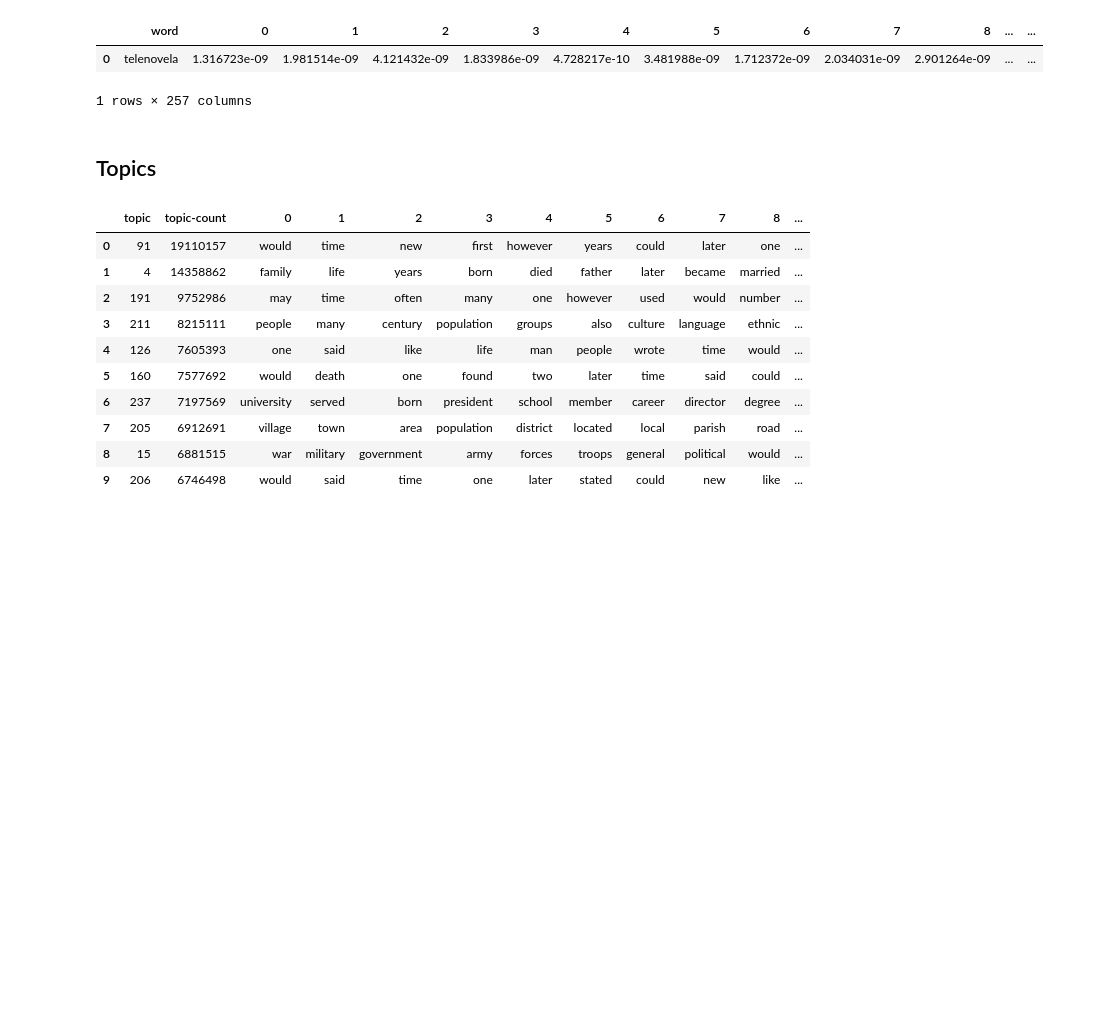
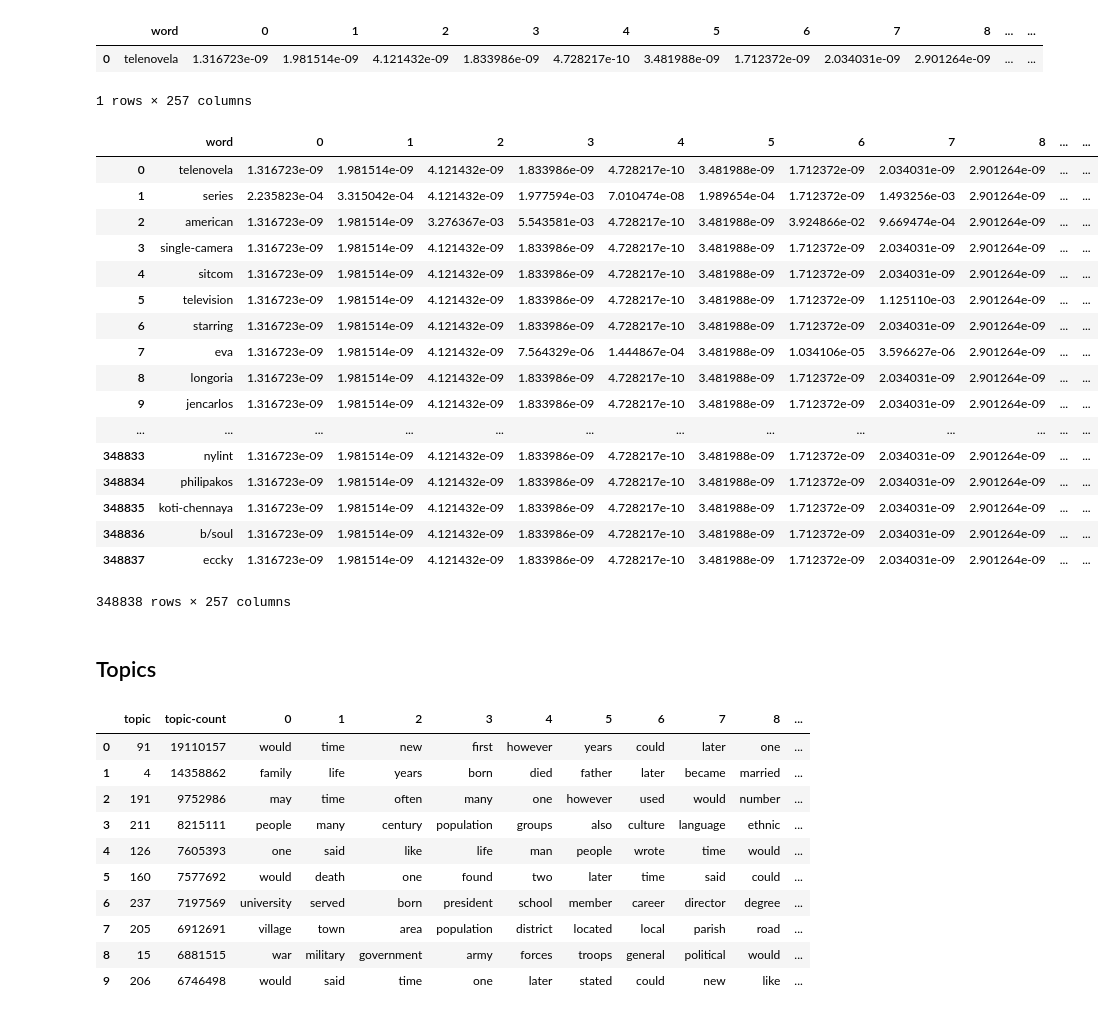
Before and after one commit to knub/master-thesis, a Jupyter notebook: notebooks/Topics.ipynb, the cells around one changed output. Cells and saved outputs as stored; diff of their text form; code cells hidden in the pictures; blank space fills up the shorter version.

```diff
--- a/notebooks/Topics.ipynb
+++ b/notebooks/Topics.ipynb
@@ -95,0 +124,21 @@ df_probs.head(1)
+# %%
+df_probs
+# %% [output]
+|  | word | 0 | 1 | 2 | 3 | 4 | 5 | 6 | 7 | 8 | ... | ... |
+| 0 | telenovela | 1.316723e-09 | 1.981514e-09 | 4.121432e-09 | 1.833986e-09 | 4.728217e-10 | 3.481988e-09 | 1.712372e-09 | 2.034031e-09 | 2.901264e-09 | ... | ... |
+| 1 | series | 2.235823e-04 | 3.315042e-04 | 4.121432e-09 | 1.977594e-03 | 7.010474e-08 | 1.989654e-04 | 1.712372e-09 | 1.493256e-03 | 2.901264e-09 | ... | ... |
+| 2 | american | 1.316723e-09 | 1.981514e-09 | 3.276367e-03 | 5.543581e-03 | 4.728217e-10 | 3.481988e-09 | 3.924866e-02 | 9.669474e-04 | 2.901264e-09 | ... | ... |
+| 3 | single-camera | 1.316723e-09 | 1.981514e-09 | 4.121432e-09 | 1.833986e-09 | 4.728217e-10 | 3.481988e-09 | 1.712372e-09 | 2.034031e-09 | 2.901264e-09 | ... | ... |
+| 4 | sitcom | 1.316723e-09 | 1.981514e-09 | 4.121432e-09 | 1.833986e-09 | 4.728217e-10 | 3.481988e-09 | 1.712372e-09 | 2.034031e-09 | 2.901264e-09 | ... | ... |
+| 5 | television | 1.316723e-09 | 1.981514e-09 | 4.121432e-09 | 1.833986e-09 | 4.728217e-10 | 3.481988e-09 | 1.712372e-09 | 1.125110e-03 | 2.901264e-09 | ... | ... |
+| 6 | starring | 1.316723e-09 | 1.981514e-09 | 4.121432e-09 | 1.833986e-09 | 4.728217e-10 | 3.481988e-09 | 1.712372e-09 | 2.034031e-09 | 2.901264e-09 | ... | ... |
+| 7 | eva | 1.316723e-09 | 1.981514e-09 | 4.121432e-09 | 7.564329e-06 | 1.444867e-04 | 3.481988e-09 | 1.034106e-05 | 3.596627e-06 | 2.901264e-09 | ... | ... |
+| 8 | longoria | 1.316723e-09 | 1.981514e-09 | 4.121432e-09 | 1.833986e-09 | 4.728217e-10 | 3.481988e-09 | 1.712372e-09 | 2.034031e-09 | 2.901264e-09 | ... | ... |
+| 9 | jencarlos | 1.316723e-09 | 1.981514e-09 | 4.121432e-09 | 1.833986e-09 | 4.728217e-10 | 3.481988e-09 | 1.712372e-09 | 2.034031e-09 | 2.901264e-09 | ... | ... |
+| ... | ... | ... | ... | ... | ... | ... | ... | ... | ... | ... | ... | ... |
+| 348833 | nylint | 1.316723e-09 | 1.981514e-09 | 4.121432e-09 | 1.833986e-09 | 4.728217e-10 | 3.481988e-09 | 1.712372e-09 | 2.034031e-09 | 2.901264e-09 | ... | ... |
+| 348834 | philipakos | 1.316723e-09 | 1.981514e-09 | 4.121432e-09 | 1.833986e-09 | 4.728217e-10 | 3.481988e-09 | 1.712372e-09 | 2.034031e-09 | 2.901264e-09 | ... | ... |
+| 348835 | koti-chennaya | 1.316723e-09 | 1.981514e-09 | 4.121432e-09 | 1.833986e-09 | 4.728217e-10 | 3.481988e-09 | 1.712372e-09 | 2.034031e-09 | 2.901264e-09 | ... | ... |
+| 348836 | b/soul | 1.316723e-09 | 1.981514e-09 | 4.121432e-09 | 1.833986e-09 | 4.728217e-10 | 3.481988e-09 | 1.712372e-09 | 2.034031e-09 | 2.901264e-09 | ... | ... |
+| 348837 | eccky | 1.316723e-09 | 1.981514e-09 | 4.121432e-09 | 1.833986e-09 | 4.728217e-10 | 3.481988e-09 | 1.712372e-09 | 2.034031e-09 | 2.901264e-09 | ... | ... |
+348838 rows × 257 columns
```
Also changed, not shown: parts of 16 cells of this notebook, 1 other file.
